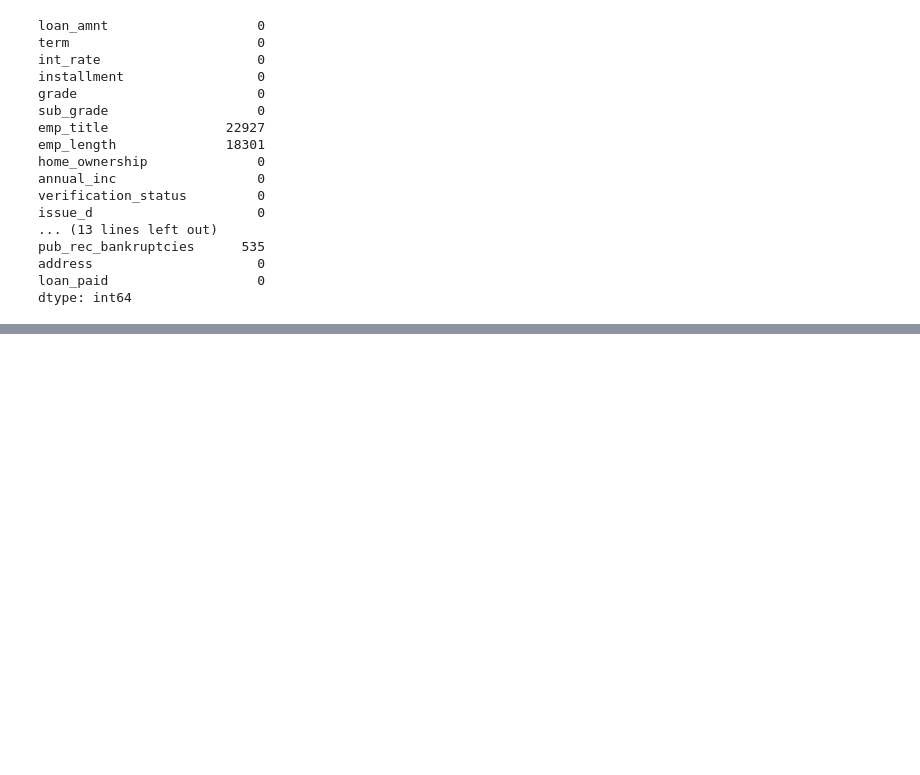
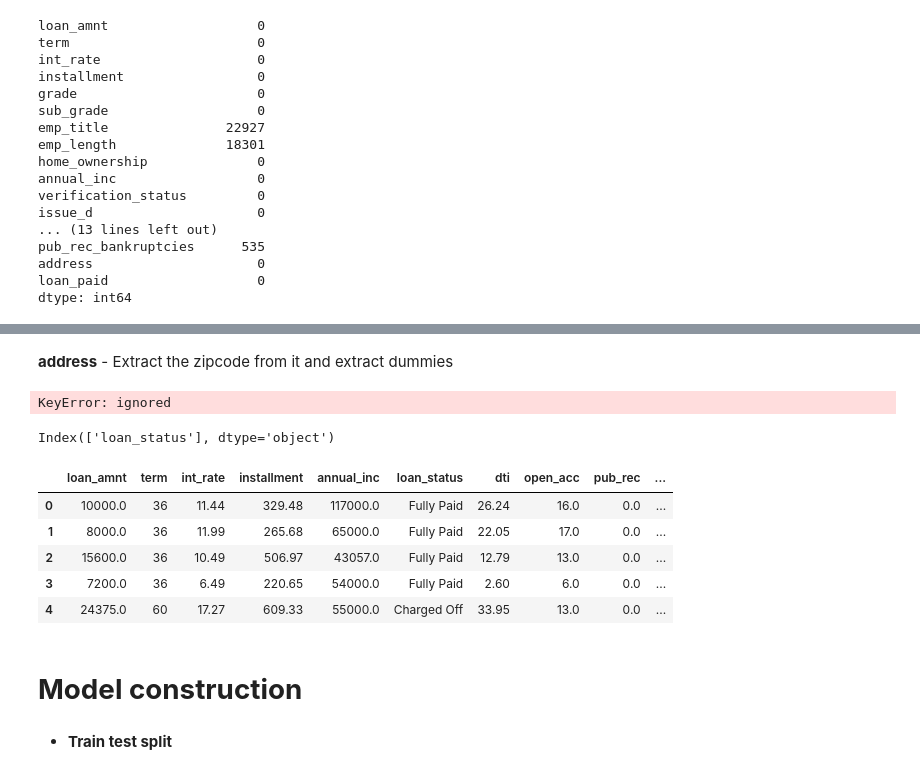
Before and after one commit to OckerGui/DataScience, a Jupyter notebook: Custom_Keras_API_Project_Exercise.ipynb, the cells around one changed output, grey strips where cells are left out. Saved outputs shown, nothing was run; the diff lists cells and outputs as text; code cells hidden in the pictures; blank space fills up the shorter version.

```diff
--- a/Custom_Keras_API_Project_Exercise.ipynb
+++ b/Custom_Keras_API_Project_Exercise.ipynb
@@ -553,0 +655,4 @@ NA values for pub_rec_bankruptcies:  535
+# %%
+dummies = pd.get_dummies(df[['verification_status', 'application_type','initial_list_status','purpose' ]],drop_first=True)
+df = df.drop(['verification_status', 'application_type','initial_list_status','purpose'],axis=1)
+df = pd.concat([df,dummies],axis=1)
@@ -553,0 +661,30 @@ NA values for pub_rec_bankruptcies:  535
+# %%
+df['earliest_cr_year'] = df['earliest_cr_line'].apply(lambda date:int(date[-4:]))
+df = df.drop('earliest_cr_line',axis=1)
+# %% [markdown]
+**address** - Extract the zipcode from it and extract dummies
+# %%
+df['zip_code'] = df['address'].apply(lambda address:address[-5:])
+# %%
+dummies = pd.get_dummies(df['zip_code'],drop_first=True)
+df = df.drop(['zip_code','address'],axis=1)
+df = pd.concat([df,dummies],axis=1)
+# %% [output]
+KeyError: ignored
+# %%
+df.select_dtypes(['object']).columns
+# %% [output]
+Index(['loan_status'], dtype='object')
+# %%
+df.head()
+# %% [output]
+|  | loan_amnt | term | int_rate | installment | annual_inc | loan_status | dti | open_acc | pub_rec | ... |
+| 0 | 10000.0 | 36 | 11.44 | 329.48 | 117000.0 | Fully Paid | 26.24 | 16.0 | 0.0 | ... |
+| 1 | 8000.0 | 36 | 11.99 | 265.68 | 65000.0 | Fully Paid | 22.05 | 17.0 | 0.0 | ... |
+| 2 | 15600.0 | 36 | 10.49 | 506.97 | 43057.0 | Fully Paid | 12.79 | 13.0 | 0.0 | ... |
+| 3 | 7200.0 | 36 | 6.49 | 220.65 | 54000.0 | Fully Paid | 2.60 | 6.0 | 0.0 | ... |
+| 4 | 24375.0 | 60 | 17.27 | 609.33 | 55000.0 | Charged Off | 33.95 | 13.0 | 0.0 | ... |
+# %% [markdown]
+# **Model construction**
+# %% [markdown]
+* **Train test split**
```
Also changed, not shown: parts of 50 cells of this notebook.
